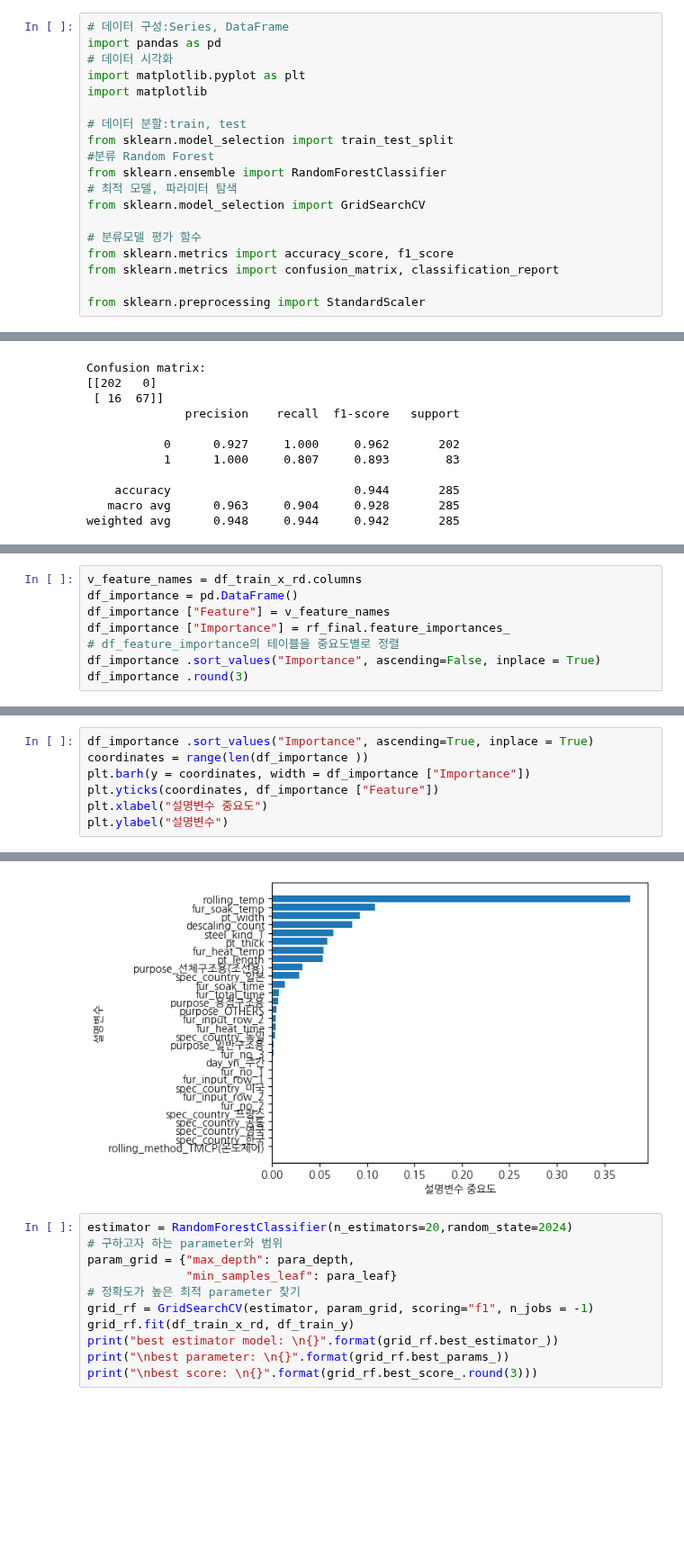
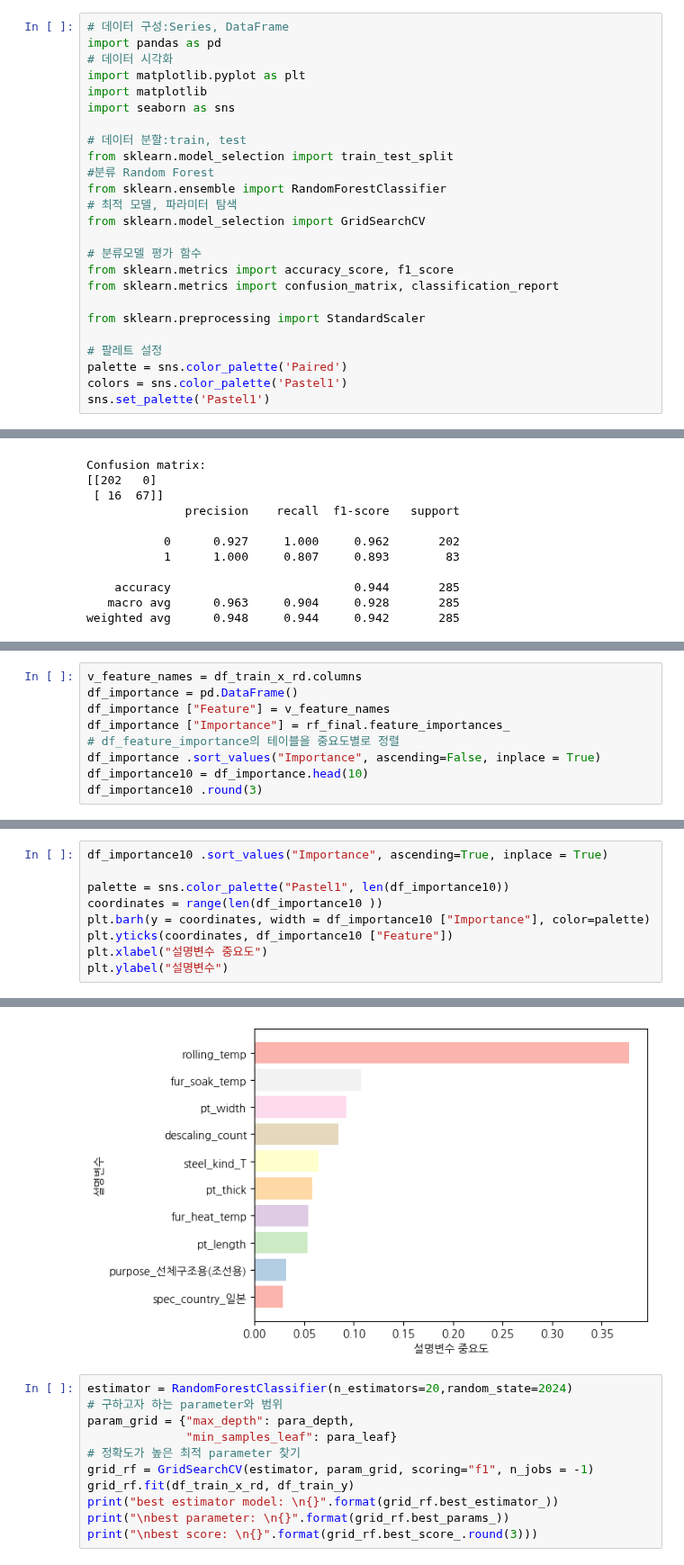
Before and after one commit to Seojiii/plate_project, a Jupyter notebook: scale_randomforest.ipynb, the cells around one changed output, grey strips where cells are left out. Shown at 90% size. Drawn from its saved outputs; the diff is of its cells as text; blank space fills up the shorter version.

```diff
--- a/scale_randomforest.ipynb
+++ b/scale_randomforest.ipynb
@@ -4,6 +29,7 @@ import pandas as pd
 # 데이터 시각화
 import matplotlib.pyplot as plt
 import matplotlib
+import seaborn as sns
 
 # 데이터 분할:train, test
 from sklearn.model_selection import train_test_split
@@ -17,6 +43,11 @@ from sklearn.metrics import accuracy_score, f1_score
 from sklearn.metrics import confusion_matrix, classification_report
 
 from sklearn.preprocessing import StandardScaler
+
+# 팔레트 설정
+palette = sns.color_palette('Paired')
+colors = sns.color_palette('Pastel1')
+sns.set_palette('Pastel1')
 # %%
 # 그래프 한글폰트 적용:맑은 고딕
 matplotlib.rc("font", family = "NanumGothic")
@@ -362,7 +400,8 @@ df_importance ["Feature"] = v_feature_names
 df_importance ["Importance"] = rf_final.feature_importances_
 # df_feature_importance의 테이블을 중요도별로 정렬
 df_importance .sort_values("Importance", ascending=False, inplace = True)
-df_importance .round(3)
+df_importance10 = df_importance.head(10)
+df_importance10 .round(3)
 # %% [output]
 |  | Feature | Importance |
 | 8 | rolling_temp | 0.377 |
@@ -384,8 +417,10 @@ df_importance .round(3)
 # %%
-df_importance .sort_values("Importance", ascending=True, inplace = True)
-coordinates = range(len(df_importance ))
-plt.barh(y = coordinates, width = df_importance ["Importance"])
-plt.yticks(coordinates, df_importance ["Feature"])
+df_importance10 .sort_values("Importance", ascending=True, inplace = True)
+
+palette = sns.color_palette("Pastel1", len(df_importance10))
+coordinates = range(len(df_importance10 ))
+plt.barh(y = coordinates, width = df_importance10 ["Importance"], color=palette)
+plt.yticks(coordinates, df_importance10 ["Feature"])
 plt.xlabel("설명변수 중요도")
 plt.ylabel("설명변수")
 # %% [output]
@@ -393,4 +432,4 @@ Text(0, 0.5, '설명변수')
-[figure, old version]
+[figure, new version]
 # %%
 estimator = RandomForestClassifier(n_estimators=20,random_state=2024)
 # 구하고자 하는 parameter와 범위
```
Also changed, not shown: parts of 20 cells of this notebook.
